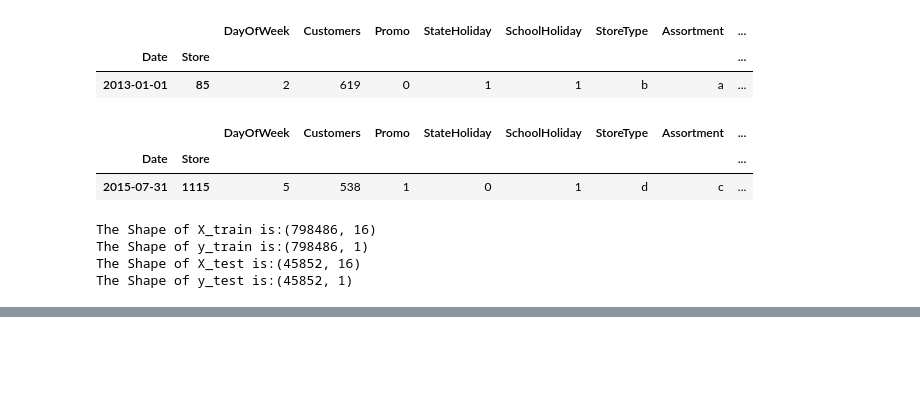
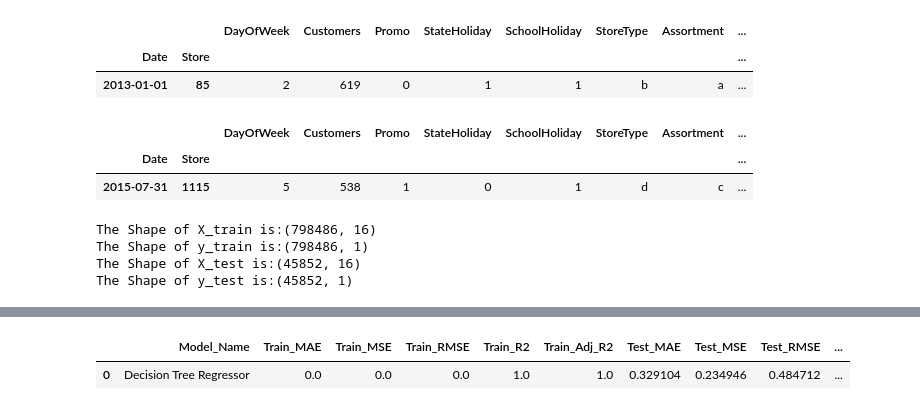
Before and after one commit to ambika1us/Retail_Sales_Prediction, a Jupyter notebook: Retail_Sales_Prediction.ipynb, the cells around one changed output, grey strips where cells are left out. Saved outputs shown, nothing was run; the diff lists cells and outputs as text; code cells hidden in the pictures; blank space fills up the shorter version.

```diff
--- a/Retail_Sales_Prediction.ipynb
+++ b/Retail_Sales_Prediction.ipynb
@@ -806,0 +871,9 @@ y_test[list(y_test.columns)]=scaler.transform(y_test[list(y_train.columns)])
+# %%
+#function to create the comparison table
+final_list=[]
+def add_list_to_final_df(dict_list):
+  global final_list
+  for elem in dict_list:
+    final_list.append(elem)
+  global comparison_df
+  comparison_df=pd.DataFrame(final_list,columns=comparison_columns)
@@ -806,0 +890,7 @@ y_test[list(y_test.columns)]=scaler.transform(y_test[list(y_train.columns)])
+# %%
+#add result to comparison df
+add_list_to_final_df(decision_tree)
+comparison_df
+# %% [output]
+|  | Model_Name | Train_MAE | Train_MSE | Train_RMSE | Train_R2 | Train_Adj_R2 | Test_MAE | Test_MSE | Test_RMSE | ... |
+| 0 | Decision Tree Regressor | 0.0 | 0.0 | 0.0 | 1.0 | 1.0 | 0.329104 | 0.234946 | 0.484712 | ... |
```
Also changed, not shown: parts of 6 cells of this notebook.
